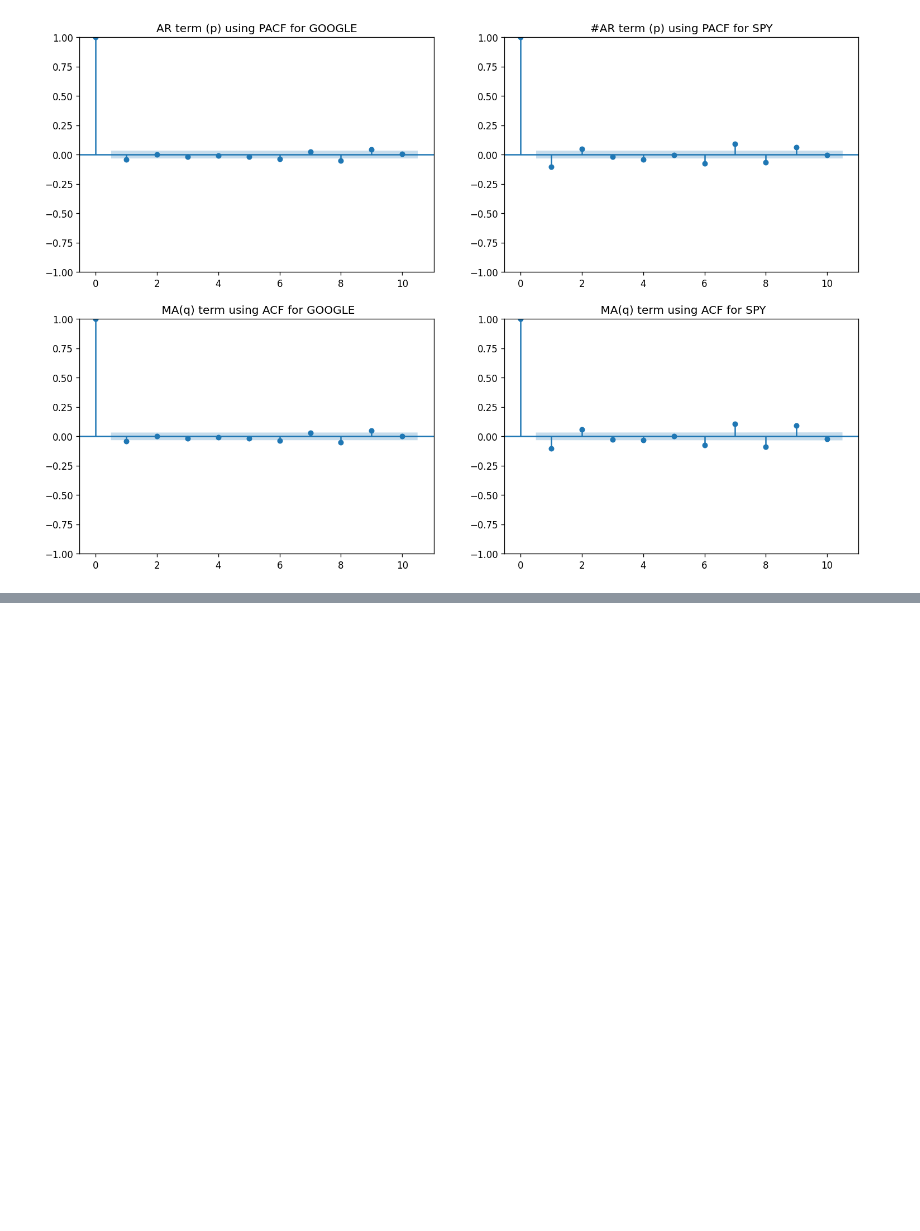
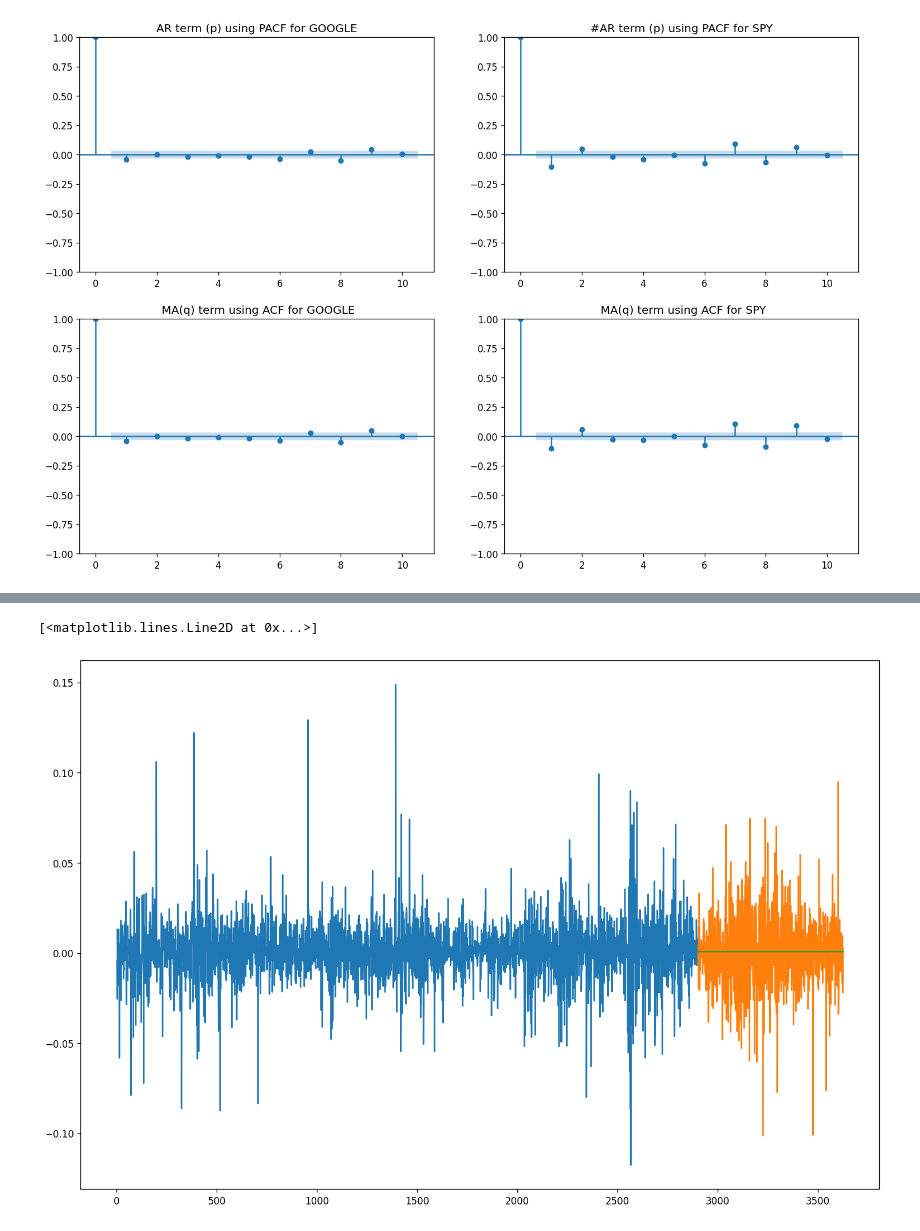
Before and after one commit to SiddharthSomani10101/Time_Series_Prediction_using_ARIMA, a Jupyter notebook: Untitled-1.ipynb, the cells around one changed output, grey strips where cells are left out. Drawn from its saved outputs; the diff is of its cells as text; code cells hidden in the pictures; blank space fills up the shorter version.

Commit message:
ARIMA output test

```diff
--- a/Untitled-1.ipynb
+++ b/Untitled-1.ipynb
@@ -128,7 +128,14 @@ plt.show()
 # %% [output]
 [figure]
 # %%
+#Training_the_model
+
 from statsmodels.tsa.arima.model  import ARIMA
 
-model = ARIMA(GOOGLE.Close.apply(lambda x:math.log(x)).diff().dropna(), order=(1,0,1))
+train_size = int(len(GOOGLE) * 0.8)
+Google_train, Google_test = GOOGLE[:train_size], GOOGLE[train_size:]
+
+model = ARIMA(Google_train.Close.apply(lambda x:math.log(x)).diff().dropna(), order=(1,0,0))
 model_fit = model.fit()
+
+print(model_fit.summary())
@@ -135 +160,15 @@ model_fit = model.fit()
+# %%
+#Forecasting test data
+
+fc = model_fit.forecast(len(Google_test))
+
+fc_series =    pd.Series(fc, index=Google_test.index)
+
+
+plt.plot(Google_train.Close.apply(lambda x:math.log(x)).diff().dropna(), label='training')
+plt.plot(Google_test.Close.apply(lambda x:math.log(x)).diff().dropna(), label='actual')
+plt.plot(fc_series, label='forecast')
+# %% [output]
+[<matplotlib.lines.Line2D at 0x...>]
+[figure, added]
 # %%
```
Also changed, not shown: parts of 4 cells of this notebook.
